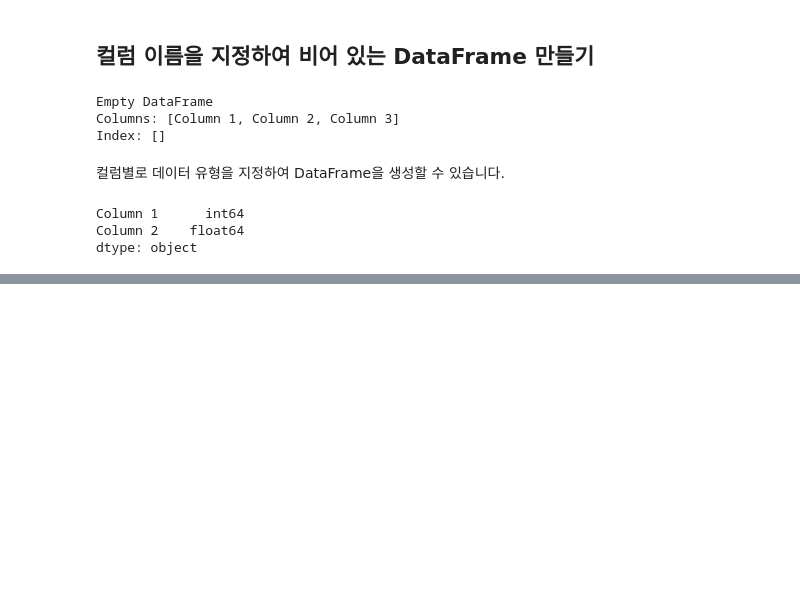
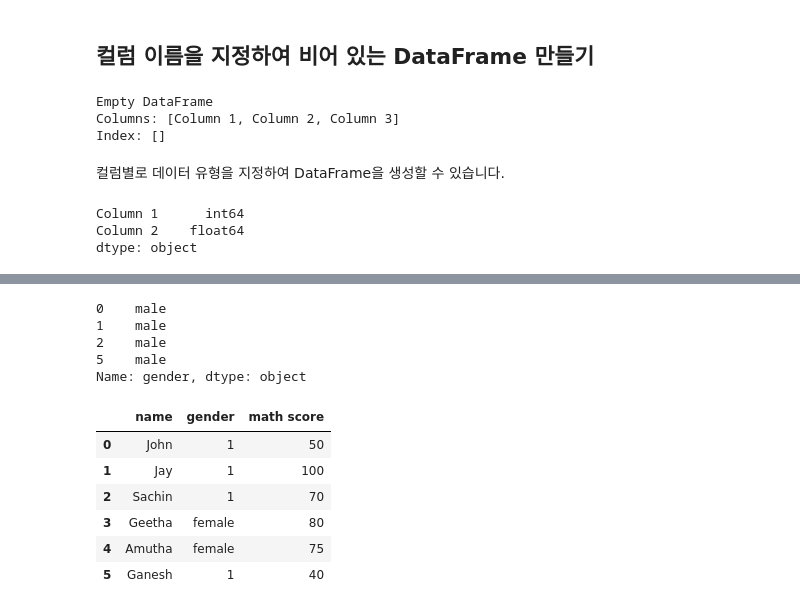
Before and after one commit to trvoid/ml-study, a Jupyter notebook: python-basics/pandas-basics.ipynb, the cells around one changed output, grey strips where cells are left out. Cells and saved outputs as stored; diff of their text form; code cells hidden in the pictures; blank space fills up the shorter version.

```diff
--- a/python-basics/pandas-basics.ipynb
+++ b/python-basics/pandas-basics.ipynb
@@ -345,0 +377,19 @@ dtype: object
+# %%
+df.loc[df['gender'] == 'male', 'gender']
+# %% [output]
+0    male
+1    male
+2    male
+5    male
+Name: gender, dtype: object
+# %%
+df.loc[df['gender'] == 'male', 'gender'] = 1
+df
+# %% [output]
+|  | name | gender | math score |
+| 0 | John | 1 | 50 |
+| 1 | Jay | 1 | 100 |
+| 2 | Sachin | 1 | 70 |
+| 3 | Geetha | female | 80 |
+| 4 | Amutha | female | 75 |
+| 5 | Ganesh | 1 | 40 |
```
Also changed, not shown: parts of 26 cells of this notebook.
